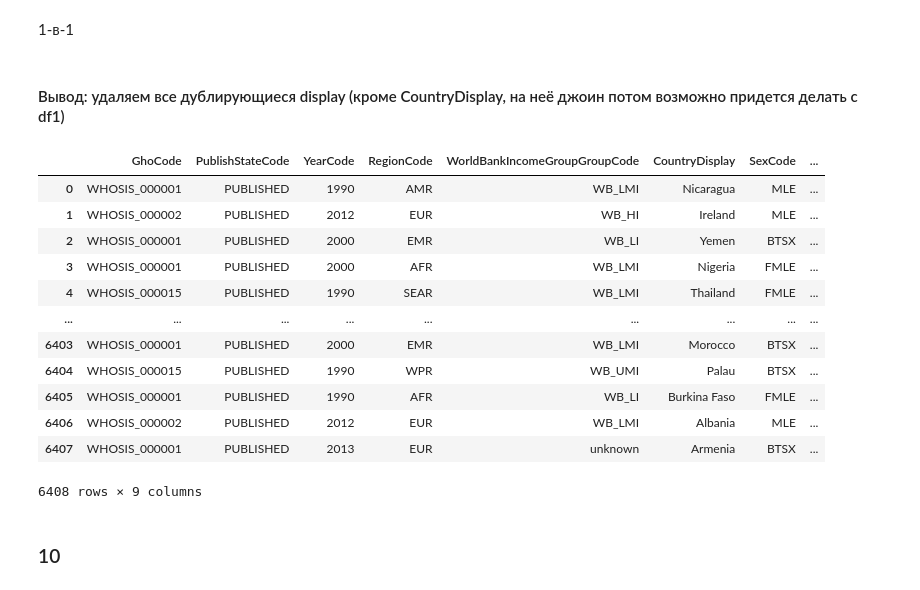
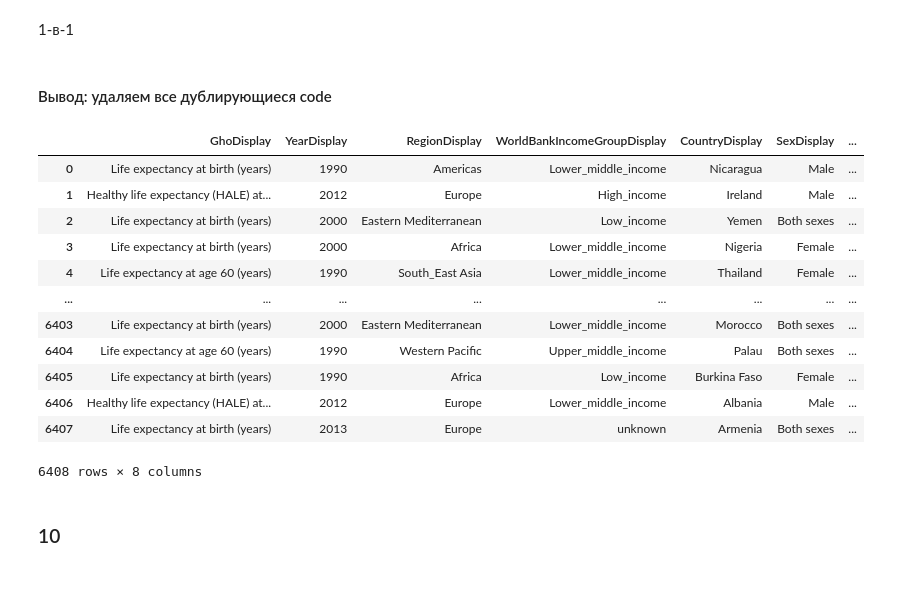
Before and after one commit to wrapper228/ml_hse, a Jupyter notebook: hw1/HW 1 - Numpy. Pandas.ipynb, the cells around one changed output. Drawn from its saved outputs; the diff is of its cells as text; code cells hidden in the pictures.

```diff
--- a/hw1/HW 1 - Numpy. Pandas.ipynb
+++ b/hw1/HW 1 - Numpy. Pandas.ipynb
@@ -866,26 +866,26 @@ MLE      Male          2136
 Name: count, dtype: int64
 # %% [markdown]
 1-в-1
-# %% [markdown]
-#### Вывод: удаляем все дублирующиеся display (кроме CountryDisplay, на неё джоин потом возможно придется делать с df1)
+# %% [markdown]
+#### Вывод: удаляем все дублирующиеся code
 # %%
-df2 = df2[["GhoCode", "PublishStateCode", "YearCode", "RegionCode", "WorldBankIncomeGroupGroupCode", "CountryDisplay", "SexCode", "DisplayValue", "Numeric"]]
+df2 = df2[["GhoDisplay", "YearDisplay", "RegionDisplay", "WorldBankIncomeGroupDisplay", "CountryDisplay", "SexDisplay", "DisplayValue", "Numeric"]]
 
 df2
 # %% [output]
-|  | GhoCode | PublishStateCode | YearCode | RegionCode | WorldBankIncomeGroupGroupCode | CountryDisplay | SexCode | ... |
-| 0 | WHOSIS_000001 | PUBLISHED | 1990 | AMR | WB_LMI | Nicaragua | MLE | ... |
-| 1 | WHOSIS_000002 | PUBLISHED | 2012 | EUR | WB_HI | Ireland | MLE | ... |
-| 2 | WHOSIS_000001 | PUBLISHED | 2000 | EMR | WB_LI | Yemen | BTSX | ... |
-| 3 | WHOSIS_000001 | PUBLISHED | 2000 | AFR | WB_LMI | Nigeria | FMLE | ... |
-| 4 | WHOSIS_000015 | PUBLISHED | 1990 | SEAR | WB_LMI | Thailand | FMLE | ... |
-| ... | ... | ... | ... | ... | ... | ... | ... | ... |
-| 6403 | WHOSIS_000001 | PUBLISHED | 2000 | EMR | WB_LMI | Morocco | BTSX | ... |
-| 6404 | WHOSIS_000015 | PUBLISHED | 1990 | WPR | WB_UMI | Palau | BTSX | ... |
-| 6405 | WHOSIS_000001 | PUBLISHED | 1990 | AFR | WB_LI | Burkina Faso | FMLE | ... |
-| 6406 | WHOSIS_000002 | PUBLISHED | 2012 | EUR | WB_LMI | Albania | MLE | ... |
-| 6407 | WHOSIS_000001 | PUBLISHED | 2013 | EUR | unknown | Armenia | BTSX | ... |
+|  | GhoDisplay | YearDisplay | RegionDisplay | WorldBankIncomeGroupDisplay | CountryDisplay | SexDisplay | ... |
+| 0 | Life expectancy at birth (years) | 1990 | Americas | Lower_middle_income | Nicaragua | Male | ... |
+| 1 | Healthy life expectancy (HALE) at... | 2012 | Europe | High_income | Ireland | Male | ... |
+| 2 | Life expectancy at birth (years) | 2000 | Eastern Mediterranean | Low_income | Yemen | Both sexes | ... |
+| 3 | Life expectancy at birth (years) | 2000 | Africa | Lower_middle_income | Nigeria | Female | ... |
+| 4 | Life expectancy at age 60 (years) | 1990 | South_East Asia | Lower_middle_income | Thailand | Female | ... |
+| ... | ... | ... | ... | ... | ... | ... | ... |
+| 6403 | Life expectancy at birth (years) | 2000 | Eastern Mediterranean | Lower_middle_income | Morocco | Both sexes | ... |
+| 6404 | Life expectancy at age 60 (years) | 1990 | Western Pacific | Upper_middle_income | Palau | Both sexes | ... |
+| 6405 | Life expectancy at birth (years) | 1990 | Africa | Low_income | Burkina Faso | Female | ... |
+| 6406 | Healthy life expectancy (HALE) at... | 2012 | Europe | Lower_middle_income | Albania | Male | ... |
+| 6407 | Life expectancy at birth (years) | 2013 | Europe | unknown | Armenia | Both sexes | ... |
-6408 rows × 9 columns
+6408 rows × 8 columns
 # %% [markdown]
 ### 10
 # %% [markdown]
```
